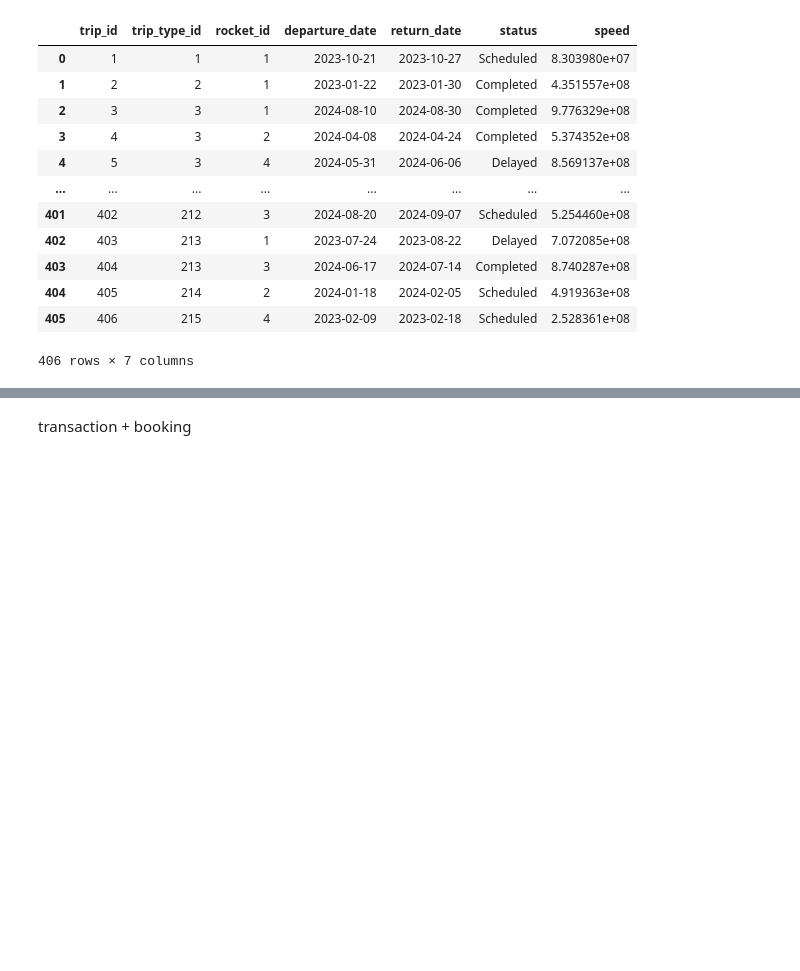
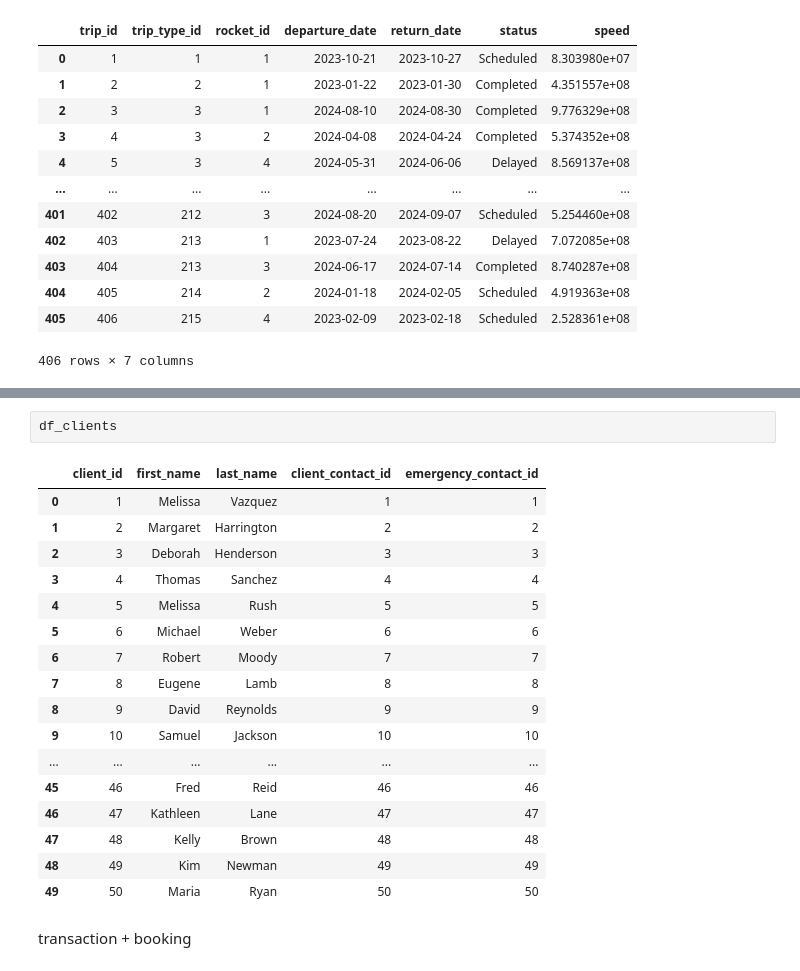
Before and after one commit to werojskz/space_database, a Jupyter notebook: data_creation.ipynb, the cells around one changed output, grey strips where cells are left out. Saved outputs shown, nothing was run; the diff lists cells and outputs as text; blank space fills up the shorter version.

```diff
--- a/data_creation.ipynb
+++ b/data_creation.ipynb
@@ -776,3 +843,23 @@ df_trips
+# %%
+df_clients
+# %% [output]
+|  | client_id | first_name | last_name | client_contact_id | emergency_contact_id |
+| 0 | 1 | Melissa | Vazquez | 1 | 1 |
+| 1 | 2 | Margaret | Harrington | 2 | 2 |
+| 2 | 3 | Deborah | Henderson | 3 | 3 |
+| 3 | 4 | Thomas | Sanchez | 4 | 4 |
+| 4 | 5 | Melissa | Rush | 5 | 5 |
+| 5 | 6 | Michael | Weber | 6 | 6 |
+| 6 | 7 | Robert | Moody | 7 | 7 |
+| 7 | 8 | Eugene | Lamb | 8 | 8 |
+| 8 | 9 | David | Reynolds | 9 | 9 |
+| 9 | 10 | Samuel | Jackson | 10 | 10 |
+| ... | ... | ... | ... | ... | ... |
+| 45 | 46 | Fred | Reid | 46 | 46 |
+| 46 | 47 | Kathleen | Lane | 47 | 47 |
+| 47 | 48 | Kelly | Brown | 48 | 48 |
+| 48 | 49 | Kim | Newman | 49 | 49 |
+| 49 | 50 | Maria | Ryan | 50 | 50 |
 # %% [markdown]
 transaction + booking
 # %%
```
Also changed, not shown: parts of 12 cells of this notebook, 14 other files.
